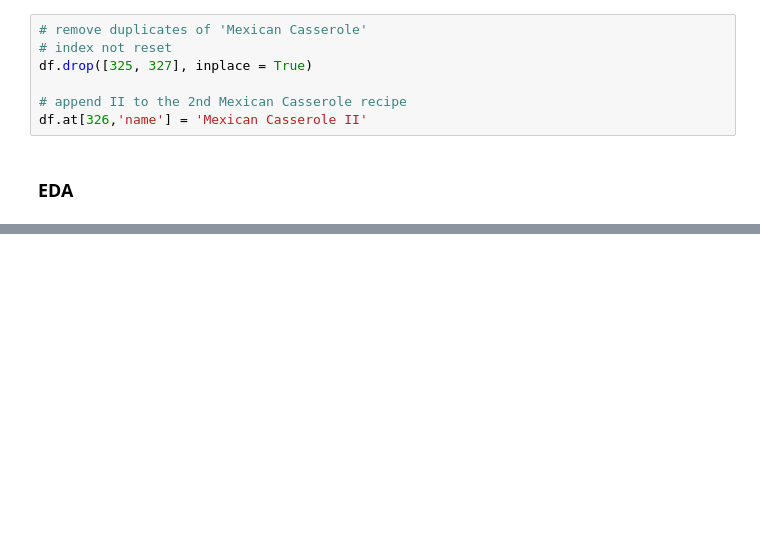
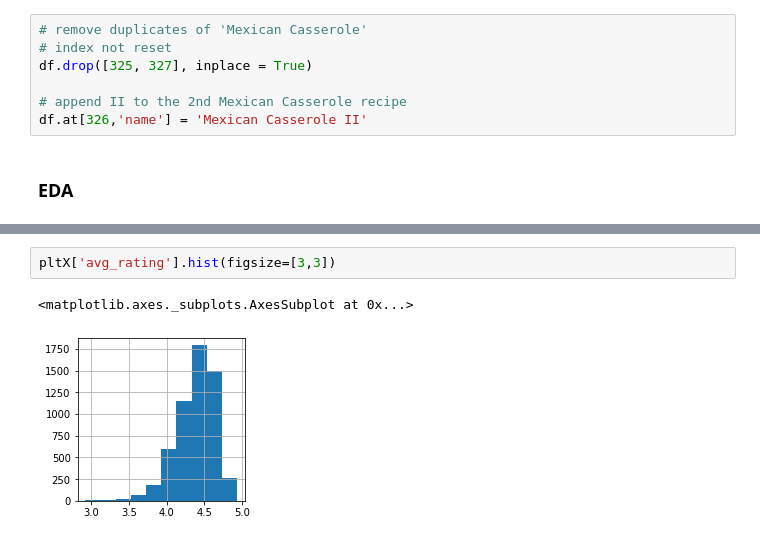
Before and after one commit to stephkendall/Recipe_Recs, a Jupyter notebook: EDA.ipynb, the cells around one changed output, grey strips where cells are left out. Drawn from its saved outputs; the diff is of its cells as text; blank space fills up the shorter version.

```diff
--- a/EDA.ipynb
+++ b/EDA.ipynb
@@ -263,0 +427,5 @@ plt.show()
+# %%
+pltX['avg_rating'].hist(figsize=[3,3])
+# %% [output]
+<matplotlib.axes._subplots.AxesSubplot at 0x...>
+[figure, added]
```
Also changed, not shown: parts of 47 cells of this notebook, 12 other files.
